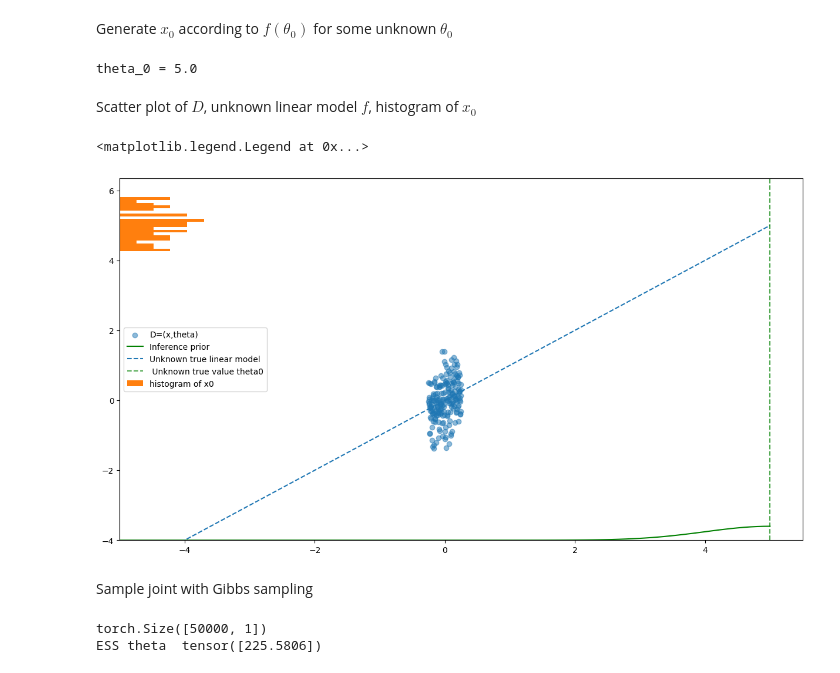
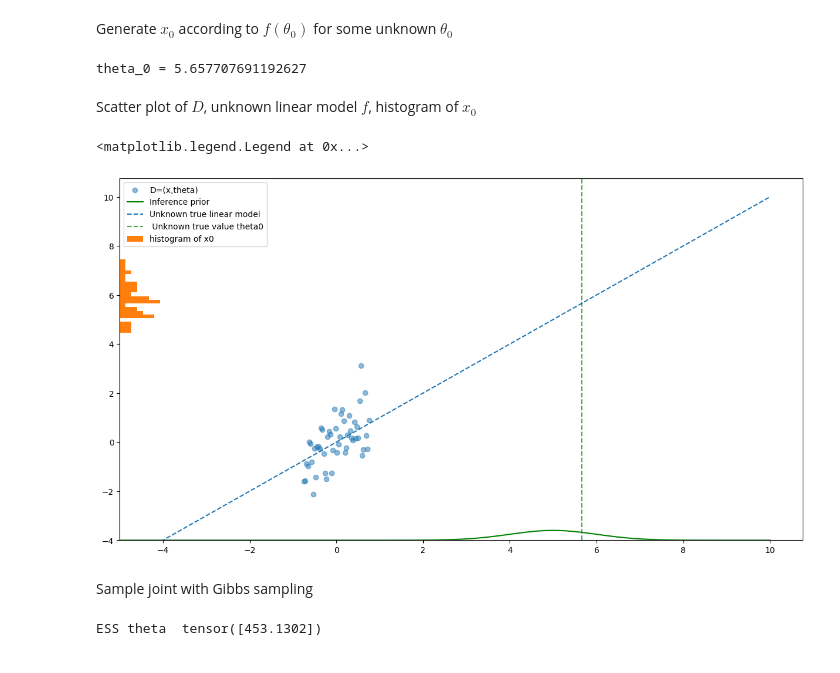
Before and after one commit to ElouanARGOUARCH/JointTraining, a Jupyter notebook: experiments/Bayesian Linear Regression.ipynb, the cells around one changed output. Saved outputs shown, nothing was run; the diff lists cells and outputs as text; code cells hidden in the pictures.

```diff
--- a/experiments/Bayesian Linear Regression.ipynb
+++ b/experiments/Bayesian Linear Regression.ipynb
@@ -18,12 +21,12 @@ prior_log_prob = lambda samples: prior_distribution.log_prob(samples)
 # %% [markdown]
 Generate $D_\theta$ according to some prior distribution
 # %%
-n_D = 200
-D_theta =torch.linspace(-0.25,0.25, n_D).unsqueeze(-1)
+n_D = 50
+D_theta =torch.linspace(-.75,.75, n_D).unsqueeze(-1)
 # %% [markdown]
 Generate $D_x$ according to some unknown linear $f(D_\theta)$
 # %%
-sigma_simulateur = .5
+sigma_simulateur = .75
 f = lambda y: 1*torch.ones(d)@y.T
 simulateur= lambda theta: f(theta) + torch.randn(theta.shape[0])*sigma_simulateur
 
@@ -32,28 +35,27 @@ D_x = simulateur(D_theta)
 Generate $x_0$ according to $f(\theta_0)$ for some unknown $\theta_0$
 # %%
 theta_0 = prior_distribution.sample()
-theta_0 = torch.tensor([5.])
 print('theta_0 = ' + str(theta_0.item()))
 n_x0= 50
 x0 = simulateur(theta_0.unsqueeze(0).repeat(n_x0, 1))
 # %% [output]
-theta_0 = 5.0
+theta_0 = 5.657707691192627
 # %% [markdown]
 Scatter plot of $D$, unknown linear model $f$, histogram of $x_0$
 # %%
 plt.figure(figsize = (15,8))
 y_min = -4
 plt.scatter(D_theta[:,0].numpy(), D_x.numpy(), alpha =.5, label = 'D=(x,theta)')
-tt = torch.linspace(-5,5,100)
+tt = torch.linspace(-5,10,100)
 plt.plot(tt, y_min + torch.exp(prior_distribution.log_prob(tt.unsqueeze(-1))), color = 'green', label='Inference prior')
 plt.plot(tt.numpy(),f(tt.unsqueeze(-1)).numpy(), linestyle = '--', label = 'Unknown true linear model')
 plt.axvline(theta_0.numpy(), color = 'green', alpha = .7, linestyle = '--', label=' Unknown true value theta0')
 hist = plt.hist(x0.numpy(), orientation ='horizontal', bins = 20, density = True, bottom = -5, label = 'histogram of x0')
 plt.ylim(y_min,)
 plt.legend()
 # %% [output]
 <matplotlib.legend.Legend at 0x...>
-[figure, old version]
+[figure, new version]
 # %%
 class bayesian_linear_regression:
     def __init__(self, x_samples, theta_samples, x0, sigma_simulateur, mu_theta, sigma_theta):
@@ -153,8 +155,6 @@ for t in tqdm(range(50000)):
     current_theta = torch.distributions.MultivariateNormal(mu_theta_x0_phi, sigma_theta_x0_phi).sample()
     list_theta_gibbs.append(current_theta)
     list_phi_gibbs.append(current_phi)
-print(torch.stack(list_phi_gibbs).shape)
 print('ESS theta ', pyro.ops.stats.effective_sample_size(torch.stack(list_theta_gibbs).unsqueeze(1),chain_dim = 1, sample_dim =0))
 # %% [output]
-torch.Size([50000, 1])
-ESS theta  tensor([225.5806])
+ESS theta  tensor([453.1302])
```
Also changed, not shown: parts of 11 cells of this notebook, 2 other files.
